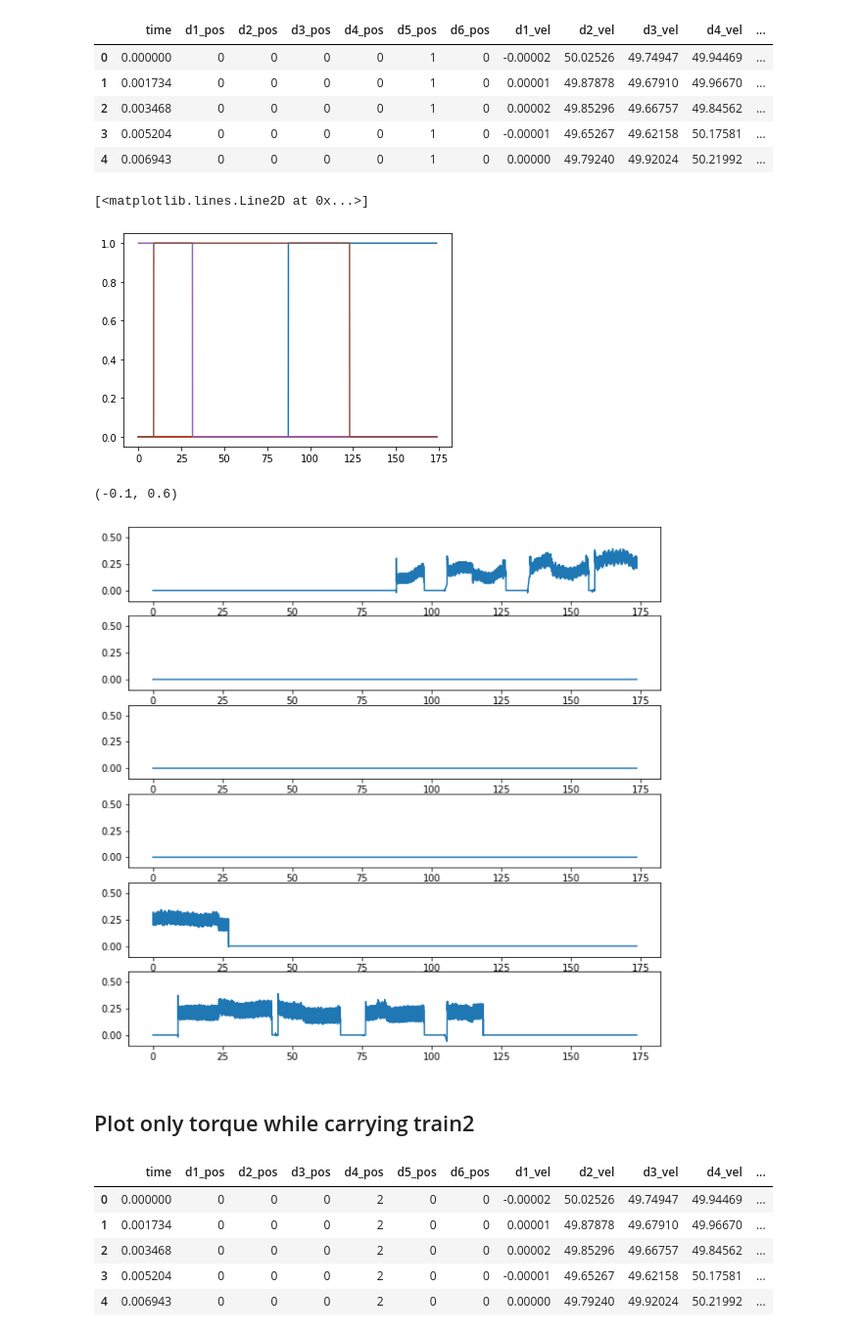
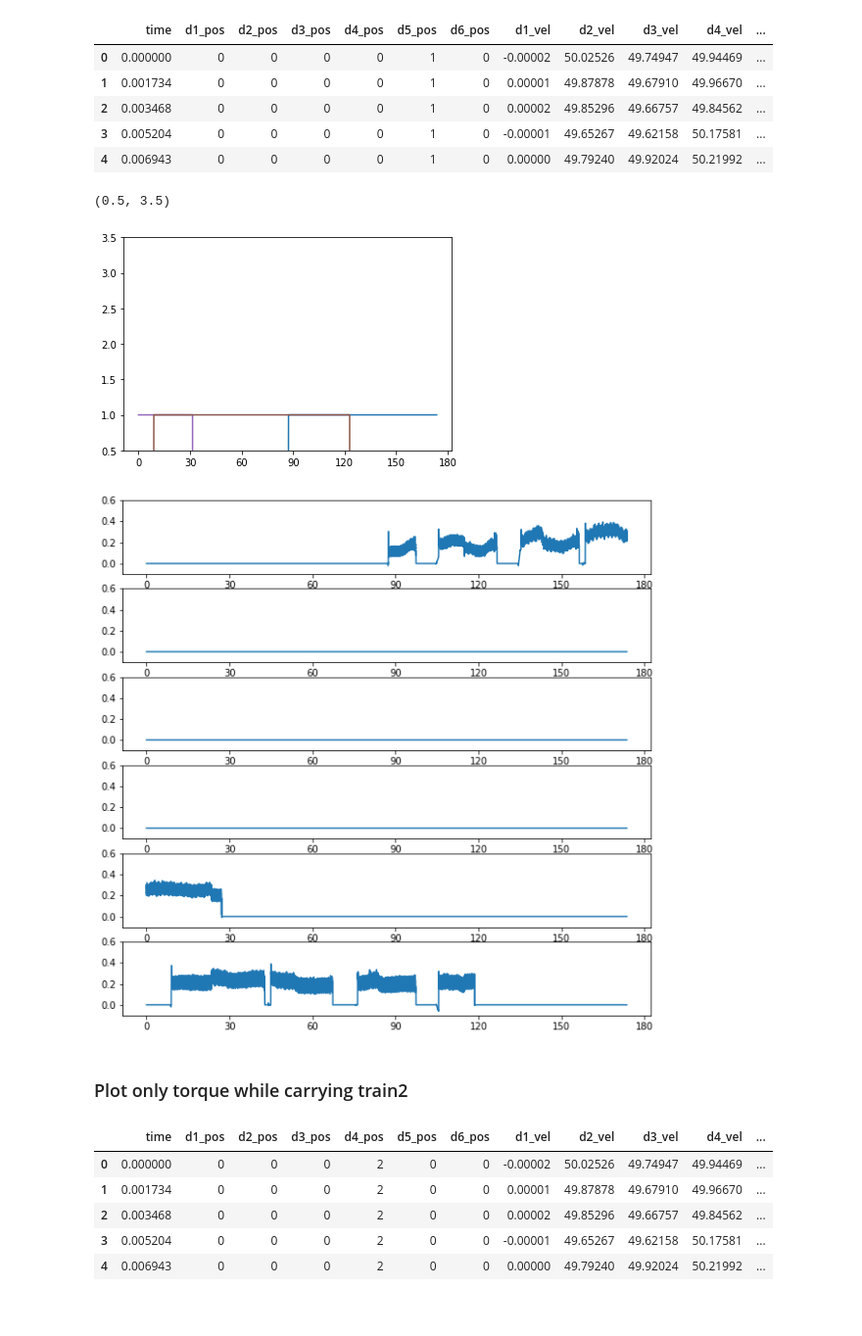
Before and after one commit to peeraponw/quick_move, a Jupyter notebook: merge.ipynb, the cells around one changed output. Shown at 98% size. Saved outputs shown, nothing was run; the diff lists cells and outputs as text; code cells hidden in the pictures.

```diff
--- a/merge.ipynb
+++ b/merge.ipynb
@@ -4,6 +4,15 @@ import numpy as np
 from pathlib import Path
 import matplotlib.pyplot as plt
 import matplotlib.ticker as plticker
+
+TIME_TICKS = [0, 30, 60, 90, 120, 150, 180]
+TRAIN_TICKS = [0,1,2,3]
+VEL_TICKS = [0,10,20,30,40,50]
+TORQUE_TICKS = [0,0.2,0.4,0.6]
+
+TRAIN_LIM = [0.5,3.5]
+VEL_LIM = [-5, 55]
+TORQUE_LIM = [-0.1, 0.6]
 
 def get_df(drive, data_path=Path("data"), max_time=180):
     pos = pd.read_csv(data_path / (drive+"_master.csv"), skiprows=14, header=None, sep=';')
@@ -25,18 +34,18 @@ def plot_data(df, drive, ):
     plt.plot(df.time, df.pos)
     plt.ylabel("train number")
     plt.xlabel("time")
-    plt.xticks([0, 30, 60, 90, 120, 150, 180])
-    plt.yticks([0,1,2,3])
-    plt.ylim([0.5,3.5])
+    plt.xticks(TIME_TICKS)
+    plt.yticks(TRAIN_TICKS)
+    plt.ylim(TRAIN_LIM)
 
 
     plt.subplot(3,1,2)
     plt.plot(df.time, df.vel)
     plt.ylabel("velocity")
     plt.xlabel("time")
-    plt.xticks([0, 30, 60, 90, 120, 150, 180])
-    plt.ylim([-5, 55])
-    plt.yticks([0,10,20,30,40,50])
+    plt.xticks(TIME_TICKS)
+    plt.ylim(VEL_LIM)
+    plt.yticks(VEL_TICKS)
 
 
 
@@ -49,9 +58,9 @@ def plot_data(df, drive, ):
     plt.xlabel("time")
     plt.ylabel("torque")
     plt.legend()
-    plt.xticks([0, 30, 60, 90, 120, 150, 180])
-    plt.ylim([-0.1, 0.6])
-    plt.yticks([0,0.2,0.4,0.6])
+    plt.xticks(TIME_TICKS)
+    plt.ylim(TORQUE_LIM)
+    plt.yticks(TORQUE_TICKS)
 # %% [markdown]
 ## Plot simple pos, vel, torque on each of the drive
 # %%
@@ -140,10 +149,12 @@ train1.head()
 # %%
 plt.plot(train1.time, train1.d1_pos, label='d1')
 plt.plot(train1.time, train1.d2_pos, label='d2')
 plt.plot(train1.time, train1.d3_pos, label='d3')
 plt.plot(train1.time, train1.d4_pos, label='d4')
 plt.plot(train1.time, train1.d5_pos, label='d5')
 plt.plot(train1.time, train1.d6_pos, label='d6')
+plt.xticks(TIME_TICKS)
+plt.ylim(TRAIN_LIM)
 # %% [output]
-[<matplotlib.lines.Line2D at 0x...>]
+(0.5, 3.5)
-[figure, old version]
+[figure, new version]
@@ -159,32 +175,31 @@ plt.subplots(6,1,figsize=(10,10))
 
 plt.subplot(6,1,1)
 plt.plot(train1.time, train1.d1_tor, label='d1')
-plt.ylim([-0.1, 0.6])
+torque_plot_settings()
 
 plt.subplot(6,1,2)
 plt.plot(train1.time, train1.d2_tor, label='d2')
-plt.ylim([-0.1, 0.6])
+torque_plot_settings()
 
 plt.subplot(6,1,3)
 plt.plot(train1.time, train1.d3_tor, label='d3')
-plt.ylim([-0.1, 0.6])
+torque_plot_settings()
 
 plt.subplot(6,1,4)
 plt.plot(train1.time, train1.d4_tor, label='d4')
-plt.ylim([-0.1, 0.6])
+torque_plot_settings()
 
 plt.subplot(6,1,5)
 plt.plot(train1.time, train1.d5_tor, label='d5')
-plt.ylim([-0.1, 0.6])
+torque_plot_settings()
 
 plt.subplot(6,1,6)
 plt.plot(train1.time, train1.d6_tor, label='d6')
-plt.ylim([-0.1, 0.6])
+torque_plot_settings()
 # %% [output]
-(-0.1, 0.6)
-[figure, old version]
+[figure, new version]
 # %% [markdown]
-## Plot only torque while carrying train2
+### Plot only torque while carrying train2
 # %%
 train2 = df[(df['d1_pos'] == 2) |
             (df['d2_pos'] == 2) |
```
Also changed, not shown: parts of 14 cells of this notebook.
